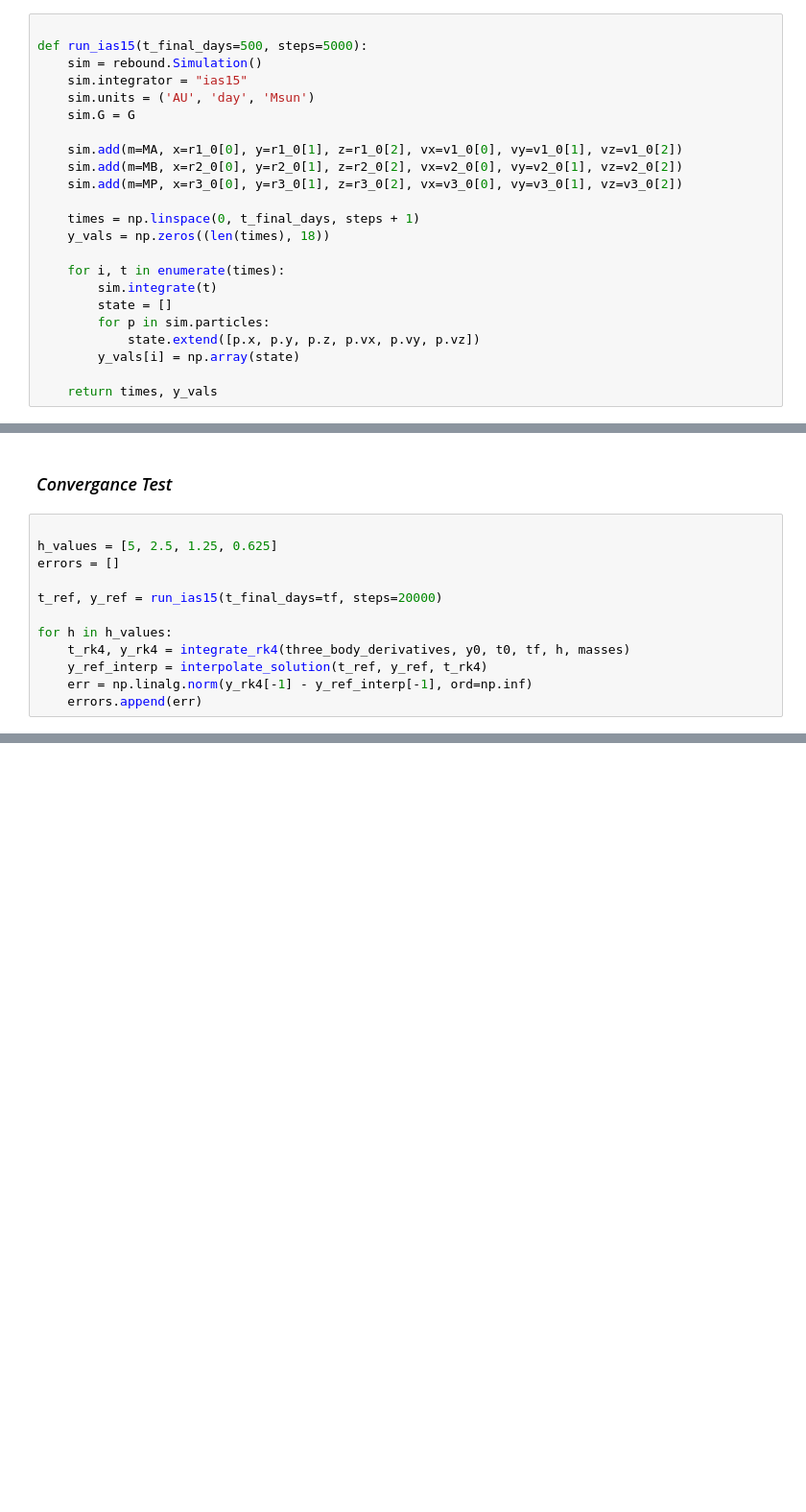
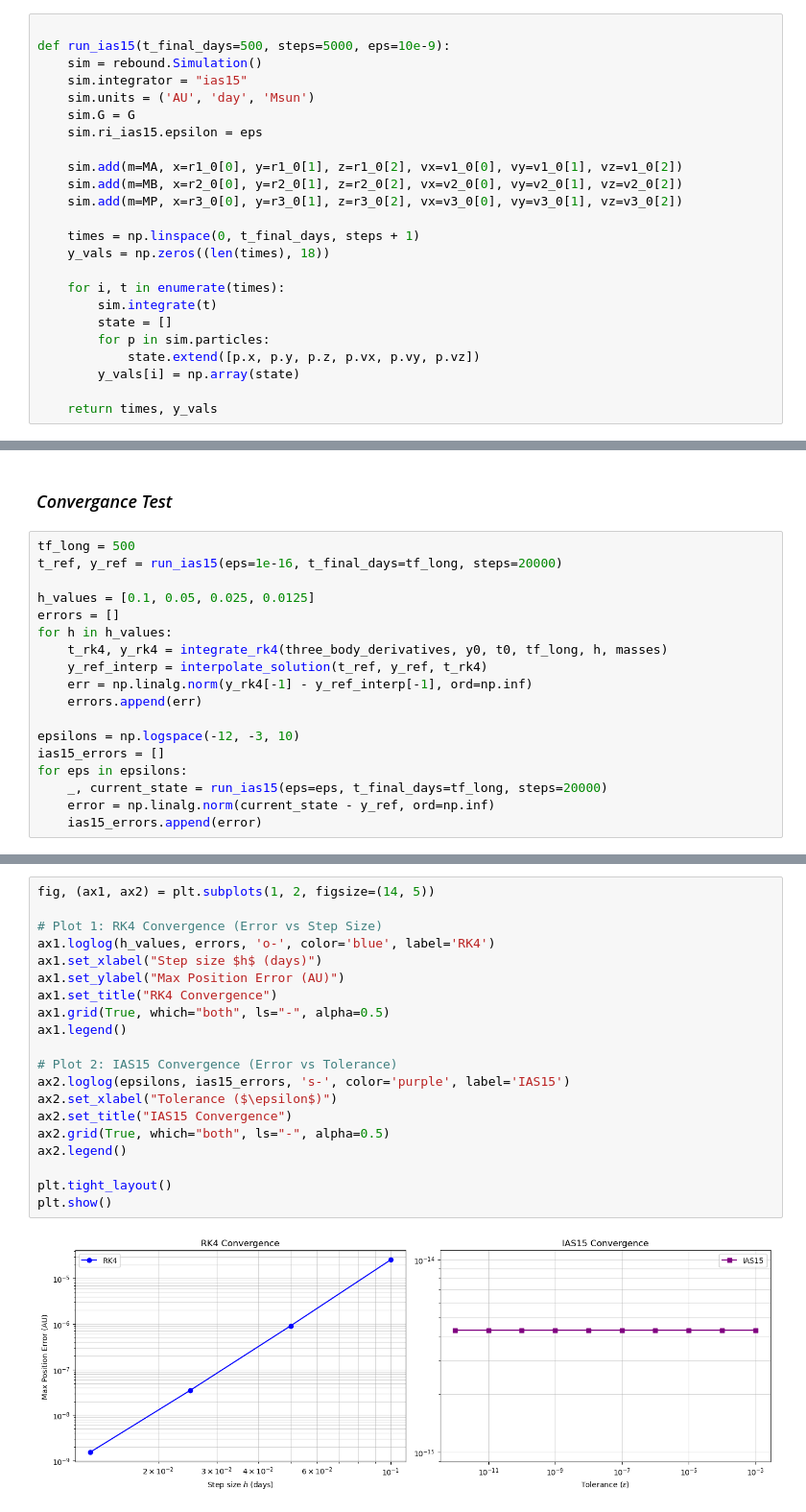
Before and after one commit to hannahs1021/AE370_Project_1, a Jupyter notebook: Project1Final.ipynb, the cells around one changed output, grey strips where cells are left out. Shown at 96% size. Saved outputs shown, nothing was run; the diff lists cells and outputs as text; blank space fills up the shorter version.

```diff
--- a/Project1Final.ipynb
+++ b/Project1Final.ipynb
@@ -173,11 +173,12 @@ plt.show()
 ### *Comparison Method: IAS15 Integrator*
 # %%
 
-def run_ias15(t_final_days=500, steps=5000):
+def run_ias15(t_final_days=500, steps=5000, eps=10e-9):
     sim = rebound.Simulation()
     sim.integrator = "ias15"
     sim.units = ('AU', 'day', 'Msun')
     sim.G = G
+    sim.ri_ias15.epsilon = eps
 
     sim.add(m=MA, x=r1_0[0], y=r1_0[1], z=r1_0[2], vx=v1_0[0], vy=v1_0[1], vz=v1_0[2])
     sim.add(m=MB, x=r2_0[0], y=r2_0[1], z=r2_0[2], vx=v2_0[0], vy=v2_0[1], vz=v2_0[2])
@@ -251,14 +252,20 @@ plt.show()
 # %% [markdown]
 ### *Convergance Test*
 # %%
+tf_long = 500
+t_ref, y_ref = run_ias15(eps=1e-16, t_final_days=tf_long, steps=20000)
 
-h_values = [5, 2.5, 1.25, 0.625]
+h_values = [0.1, 0.05, 0.025, 0.0125]
 errors = []
-
-t_ref, y_ref = run_ias15(t_final_days=tf, steps=20000)
-
 for h in h_values:
-    t_rk4, y_rk4 = integrate_rk4(three_body_derivatives, y0, t0, tf, h, masses)
+    t_rk4, y_rk4 = integrate_rk4(three_body_derivatives, y0, t0, tf_long, h, masses)
     y_ref_interp = interpolate_solution(t_ref, y_ref, t_rk4)
     err = np.linalg.norm(y_rk4[-1] - y_ref_interp[-1], ord=np.inf)
     errors.append(err)
+
+epsilons = np.logspace(-12, -3, 10)
+ias15_errors = []
+for eps in epsilons:
+    _, current_state = run_ias15(eps=eps, t_final_days=tf_long, steps=20000)
+    error = np.linalg.norm(current_state - y_ref, ord=np.inf)
+    ias15_errors.append(error)
@@ -274 +272,23 @@ plt.show()
+# %%
+fig, (ax1, ax2) = plt.subplots(1, 2, figsize=(14, 5))
+
+# Plot 1: RK4 Convergence (Error vs Step Size)
+ax1.loglog(h_values, errors, 'o-', color='blue', label='RK4')
+ax1.set_xlabel("Step size $h$ (days)")
+ax1.set_ylabel("Max Position Error (AU)")
+ax1.set_title("RK4 Convergence")
+ax1.grid(True, which="both", ls="-", alpha=0.5)
+ax1.legend()
+
+# Plot 2: IAS15 Convergence (Error vs Tolerance)
+ax2.loglog(epsilons, ias15_errors, 's-', color='purple', label='IAS15')
+ax2.set_xlabel("Tolerance ($\epsilon$)")
+ax2.set_title("IAS15 Convergence")
+ax2.grid(True, which="both", ls="-", alpha=0.5)
+ax2.legend()
+
+plt.tight_layout()
+plt.show()
+# %% [output]
+[figure, added]
 # %% [markdown]
```
Also changed, not shown: parts of 3 cells of this notebook.
